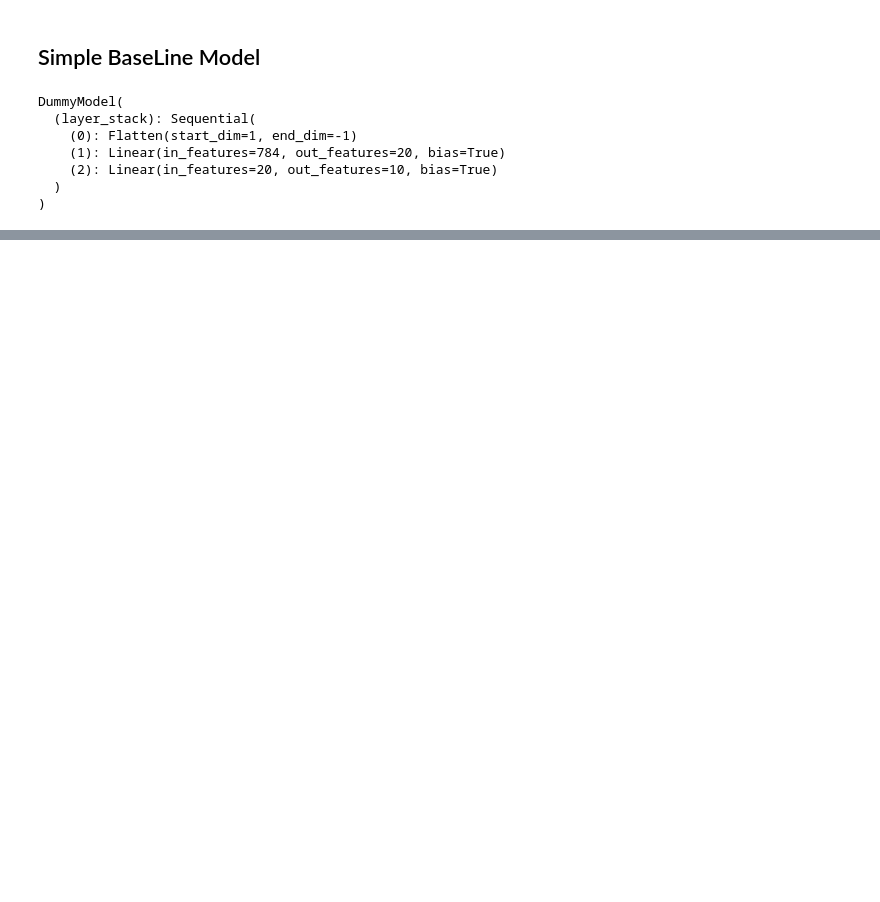
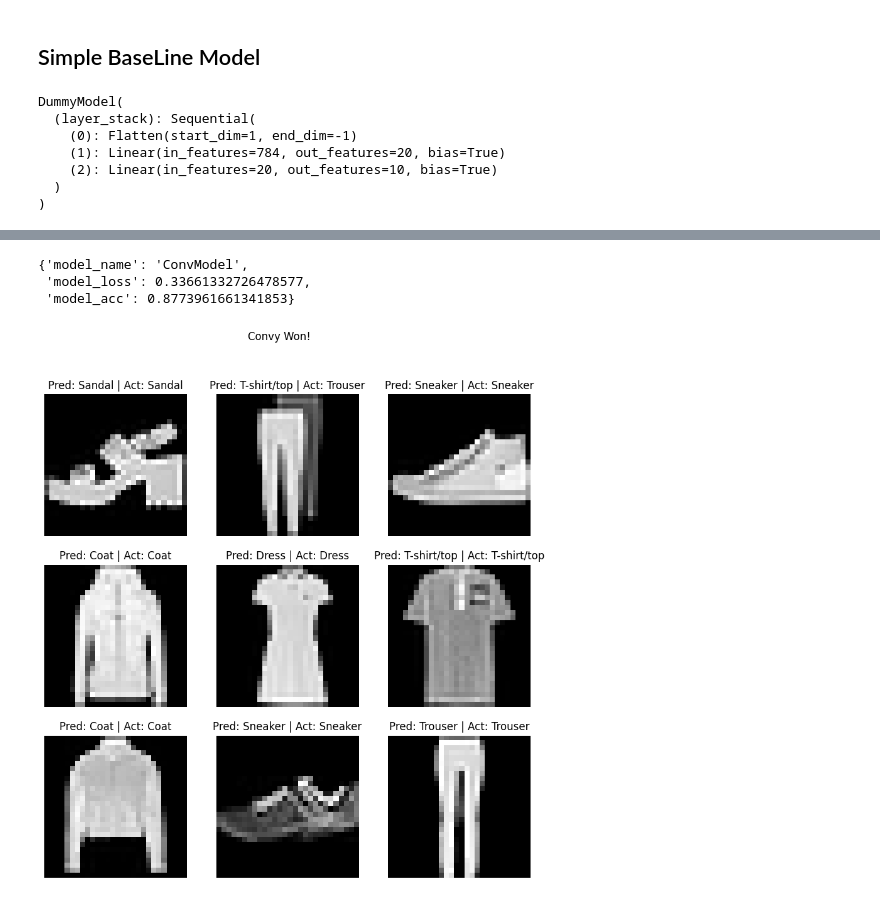
Before and after one commit to Cheslaff/KurwAI-archive, a Jupyter notebook: PyTorch/Study/computer-vision.ipynb, the cells around one changed output, grey strips where cells are left out. Cells and saved outputs as stored; diff of their text form; code cells hidden in the pictures; blank space fills up the shorter version.

```diff
--- a/PyTorch/Study/computer-vision.ipynb
+++ b/PyTorch/Study/computer-vision.ipynb
@@ -212,0 +434,6 @@ model_results
+# %%
+eval_model(convy, test_dataloader, loss_fn, accuracy_fn, device)  # GOAT
+# %% [output]
+{'model_name': 'ConvModel',
+ 'model_loss': 0.33661332726478577,
+ 'model_acc': 0.8773961661341853}
@@ -212,0 +451,8 @@ model_results
+# %%
+import random
+random.seed(42)
+test_samples = []
+test_labels = []
+for sample, label in random.sample(list(test_data), k=9):
+    test_samples.append(sample)
+    test_labels.append(label)
@@ -213,3 +462,13 @@ model_results
+# %%
+plt.figure(figsize=(10, 10))
+plt.suptitle("Convy Won!")
+for i in range(len(test_labels)):
+    plt.subplot(3, 3, i+1)
+    plt.axis("off")
+    plt.title(f"Pred: {class_names[pred_classes[i]]} | Act: {class_names[test_labels[i]]}")
+    plt.imshow(test_samples[i].squeeze(), cmap="gray");
+# %% [output]
+[figure, added]
 # %% [markdown]
 **PyTorch Dummy Path 2024-2025**<br>
 <img src="https://images.emojiterra.com/google/noto-emoji/unicode-16.0/color/1024px/1f9ab.png" width=5%>
```
Also changed, not shown: parts of 18 cells of this notebook.
